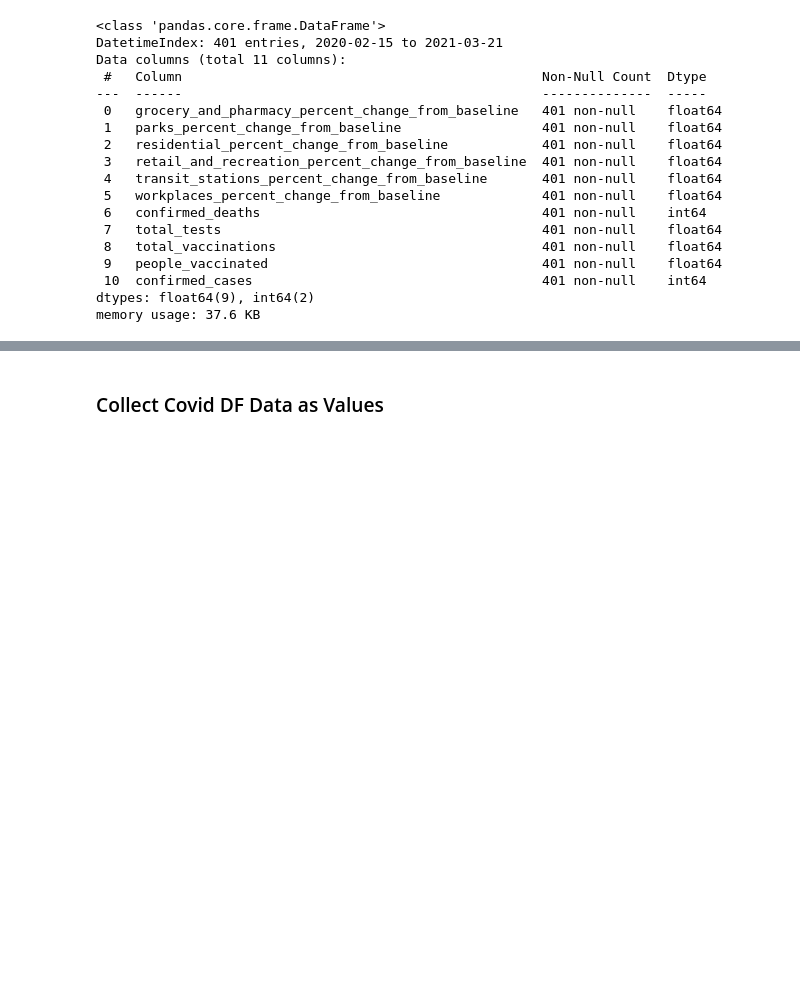
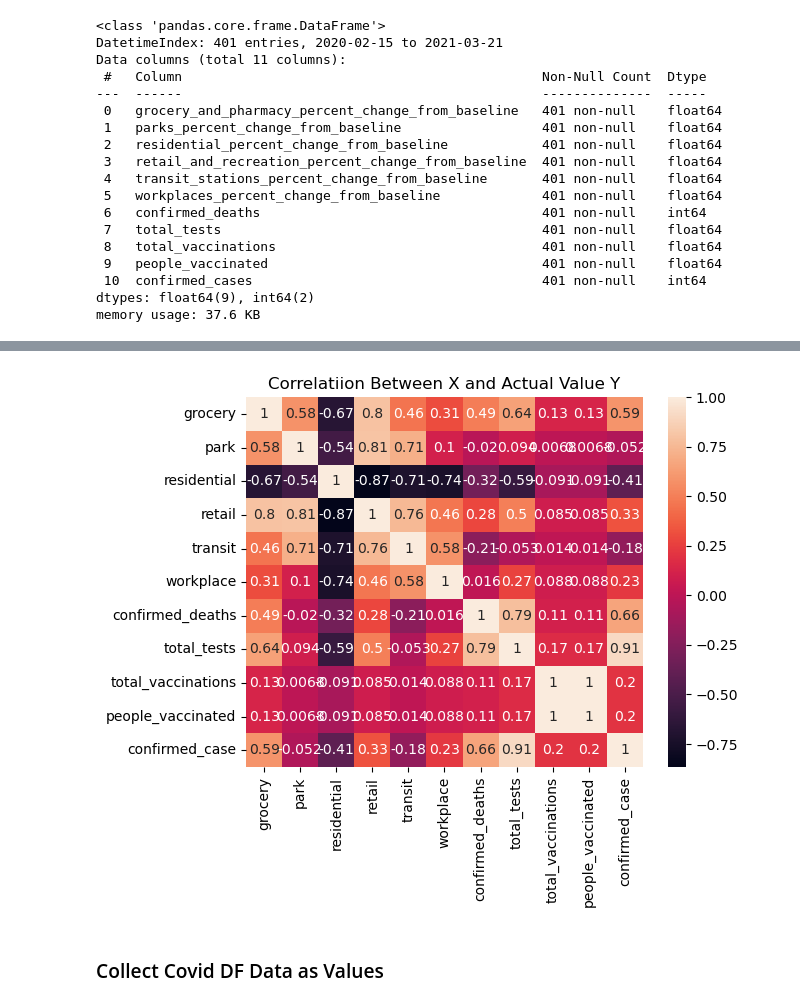
Before and after one commit to antoniuskevin15/ML-J, a Jupyter notebook: IF540L_ProjectUAS_Kelompok J.ipynb, the cells around one changed output, grey strips where cells are left out. Drawn from its saved outputs; the diff is of its cells as text; code cells hidden in the pictures; blank space fills up the shorter version.

```diff
--- a/IF540L_ProjectUAS_Kelompok J.ipynb
+++ b/IF540L_ProjectUAS_Kelompok J.ipynb
@@ -340,0 +330,3 @@ memory usage: 37.6 KB
+# %%
+matrix = covid.corr()
+matrix
@@ -341,3 +346,9 @@ memory usage: 37.6 KB
+# %%
+plt.title("Correlatiion Between X and Actual Value Y")
+sn.heatmap(matrix, annot=True)
+plt.show()
+# %% [output]
+[figure, added]
 # %% [markdown]
 ### Collect Covid DF Data as Values
 # %%
```
Also changed, not shown: parts of 48 cells of this notebook, 2 other files.
